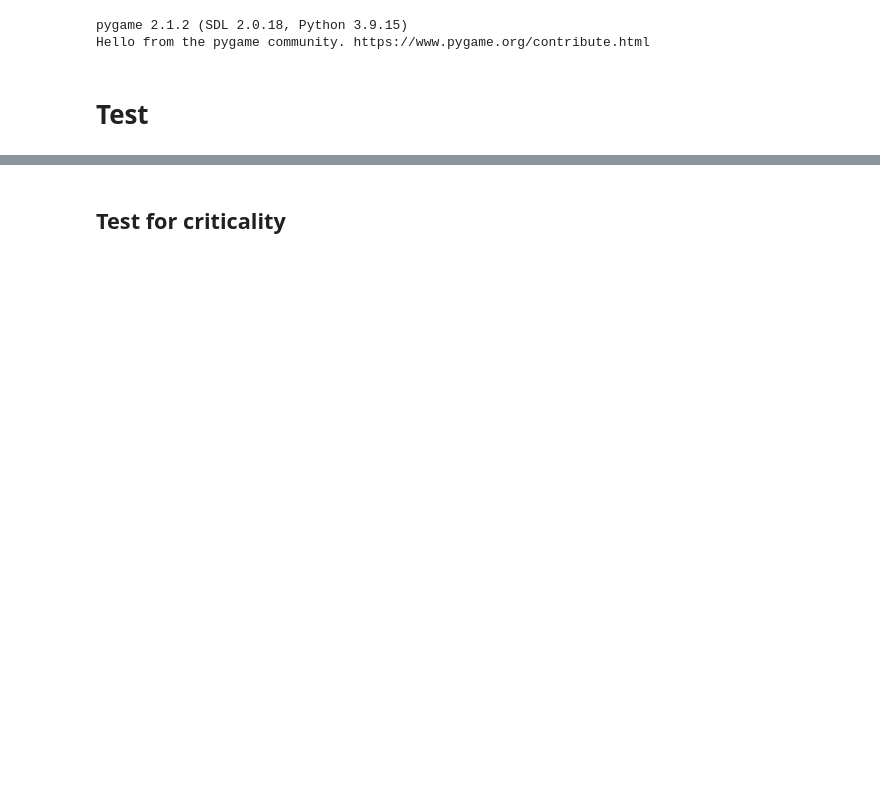
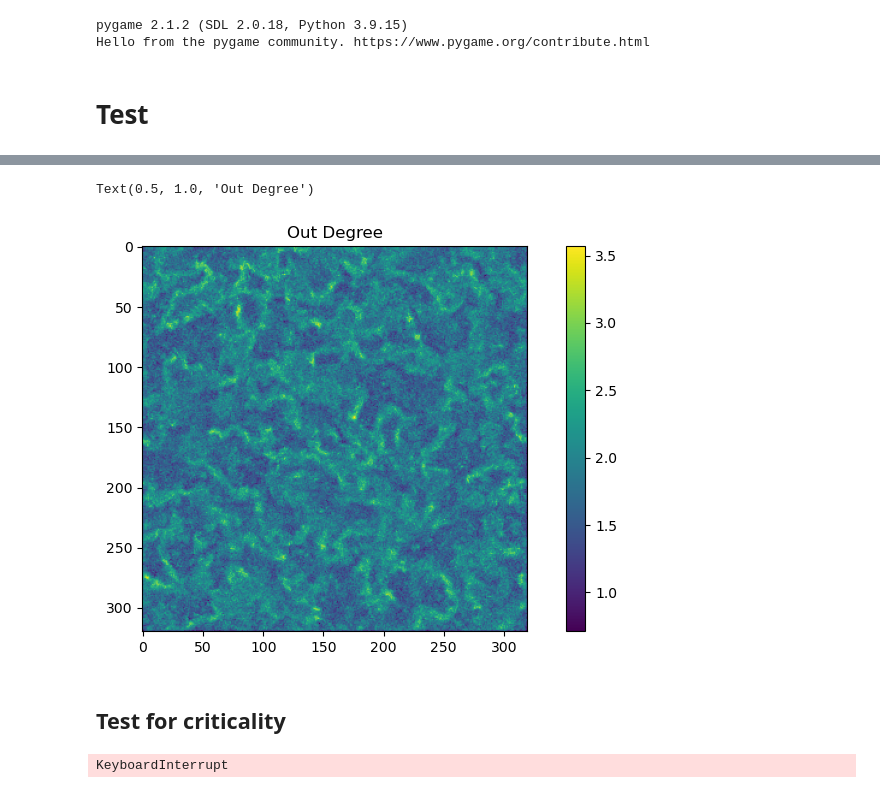
Before and after one commit to heysoos/ising-CA, a Jupyter notebook: IsingCA_pygame-local-connectivity_xi.ipynb, the cells around one changed output, grey strips where cells are left out. Saved outputs shown, nothing was run; the diff lists cells and outputs as text; code cells hidden in the pictures; blank space fills up the shorter version.

```diff
--- a/IsingCA_pygame-local-connectivity_xi.ipynb
+++ b/IsingCA_pygame-local-connectivity_xi.ipynb
@@ -313,3 +323,13 @@ plt.imshow(plot1.T); plt.colorbar()
+# %%
+plt.figure(figsize=(10, 5))
+out_degree = F.fold(ca.rule.nearest_neighbours, output_size=(RESX+2*RADIUS, RESY+2*RADIUS), kernel_size=(2*RADIUS + 1))[0, 0].cpu().numpy()[RADIUS:-RADIUS, RADIUS:-RADIUS]
+
+# vmax=np.median(plot2) + np.std(plot2)
+plt.imshow(out_degree.T); plt.colorbar()
+plt.title('Out Degree')
+# %% [output]
+Text(0.5, 1.0, 'Out Degree')
+[figure, added]
 # %%
 import time
 import cv2
@@ -348,12 +372,16 @@ all_obvs = []
 Cs = []
 
 
-for beta_s in tqdm(beta_scales):
+for i_b, beta_s in tqdm(enumerate(beta_scales)):
     ca_clone = init_clone(ca)
     state = ca_clone.initGrid()
     beta = BETA * beta_s
 
-    state[0, 0] = (torch.rand(1, 1, RES[0], RES[1]) > 0.5) * 2. - 1.
+    # let the next simulation inherit the state from the last simulation for annealing reasons
+    if i_b == 0:
+        state = ca_clone.initGrid()
+        state[0, 0] = (torch.rand(1, 1, RES[0], RES[1]) > 0.5) * 2. - 1.
+    # set the new temperature
     state[0, -1] = beta * torch.ones_like(state[0, -1])
 
     # equilibrate for a bit
@@ -381,6 +409,8 @@ for beta_s in tqdm(beta_scales):
     X_t = RES[0] * (np.mean(m2_t) - np.mean(m_t) ** 2) * beta
 
     all_obvs.append(np.stack([E_t, M_t, C_t, X_t]))
+# %% [output]
+KeyboardInterrupt
 # %%
 fig, axes = plt.subplots(2, 2, figsize=(8, 8), sharex=True)
 
```
Also changed, not shown: parts of 8 cells of this notebook, 3 other files.
